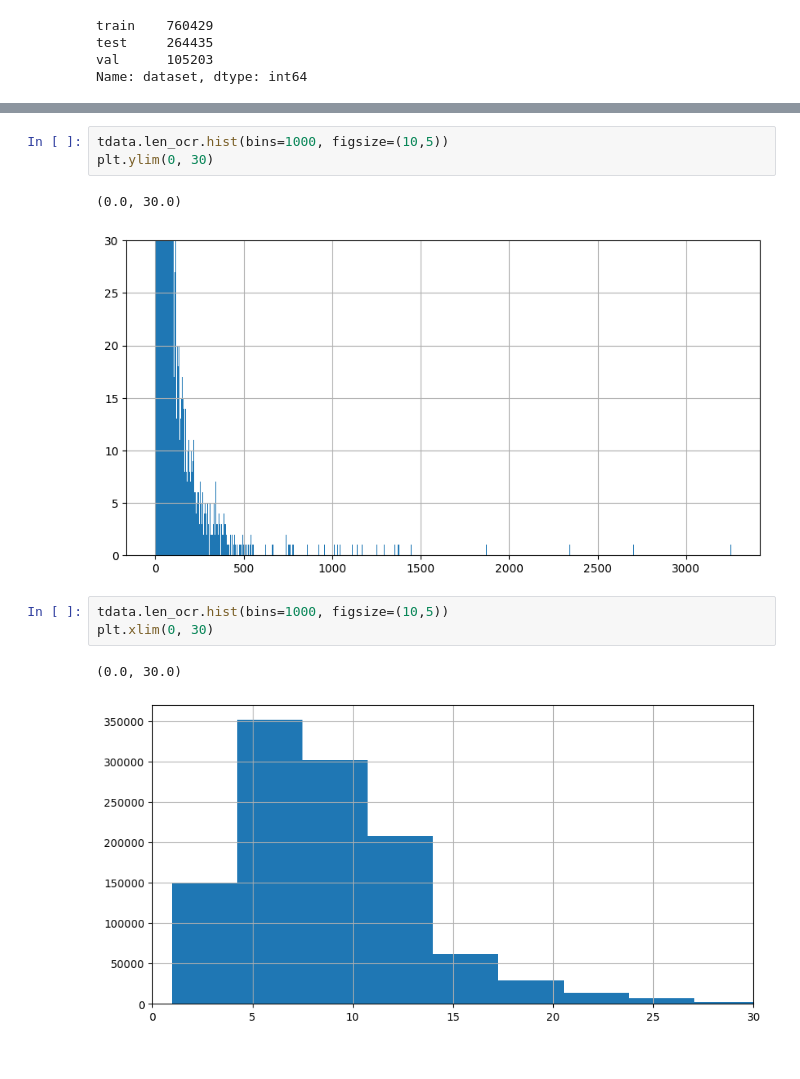
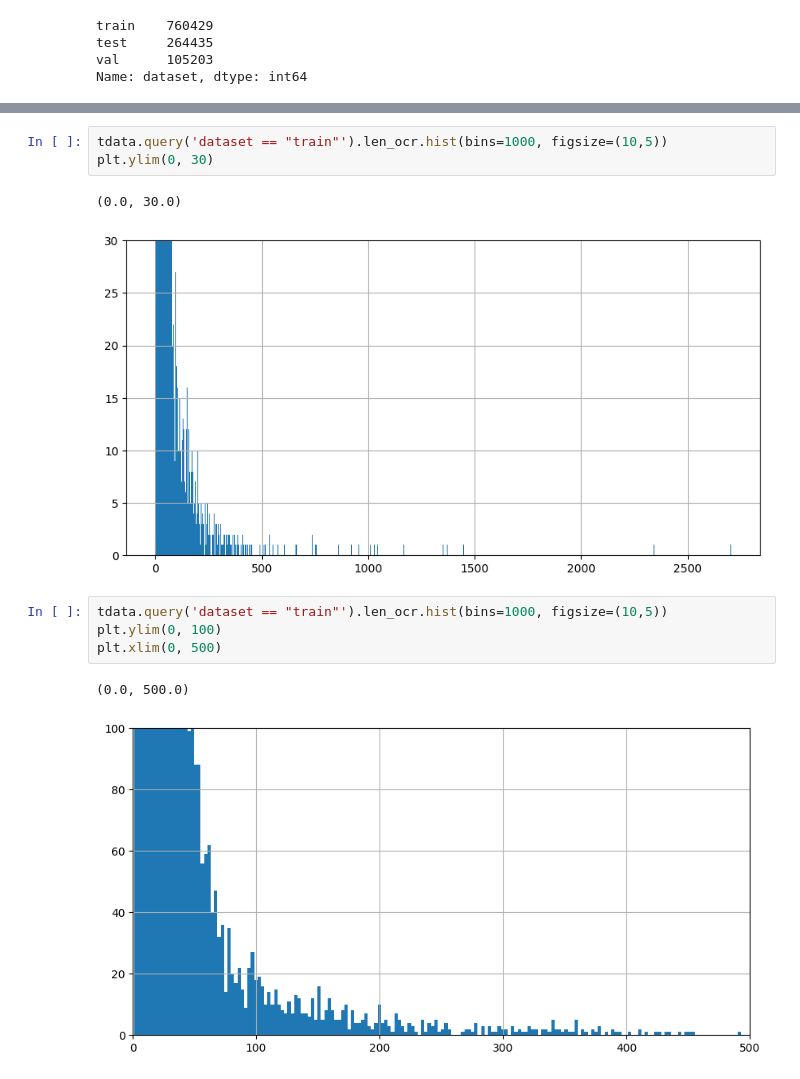
Before and after one commit to jvdzwaan/ocrpostcorrection-notebooks, a Jupyter notebook: local/icdar-task2-create-dataset.ipynb, the cells around one changed output, grey strips where cells are left out. Cells and saved outputs as stored; diff of their text form.

Commit message:
Add more images and examples

```diff
--- a/local/icdar-task2-create-dataset.ipynb
+++ b/local/icdar-task2-create-dataset.ipynb
@@ -114,12 +125,13 @@ tdata.len_ocr.hist(bins=1000, figsize=(10,5))
 # %%
-tdata.len_ocr.hist(bins=1000, figsize=(10,5))
+tdata.query('dataset == "train"').len_ocr.hist(bins=1000, figsize=(10,5))
 plt.ylim(0, 30)
 # %% [output]
 (0.0, 30.0)
-[figure, old version]
+[figure, new version]
 # %%
-tdata.len_ocr.hist(bins=1000, figsize=(10,5))
-plt.xlim(0, 30)
+tdata.query('dataset == "train"').len_ocr.hist(bins=1000, figsize=(10,5))
+plt.ylim(0, 100)
+plt.xlim(0, 500)
 # %% [output]
-(0.0, 30.0)
+(0.0, 500.0)
-[figure, old version]
+[figure, new version]
```
Also changed, not shown: parts of 10 cells of this notebook.
